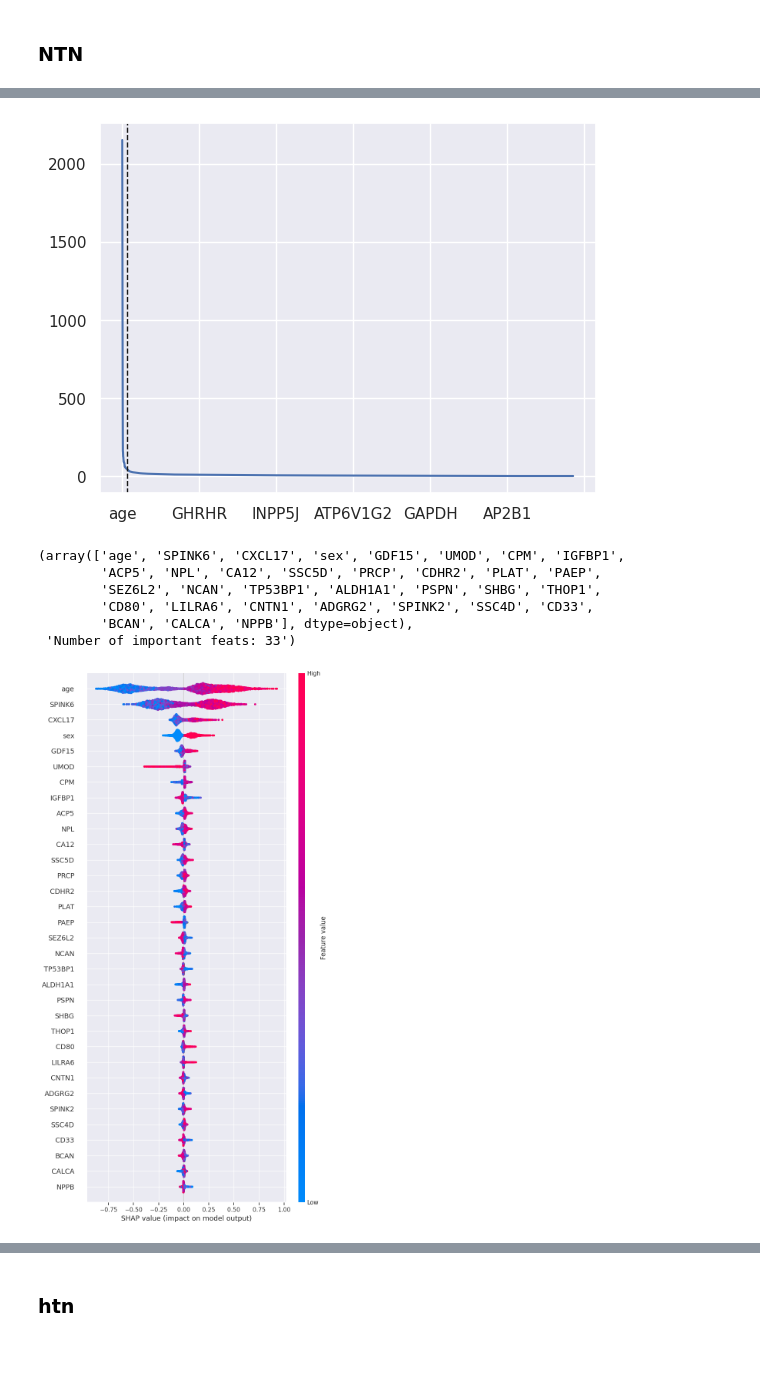
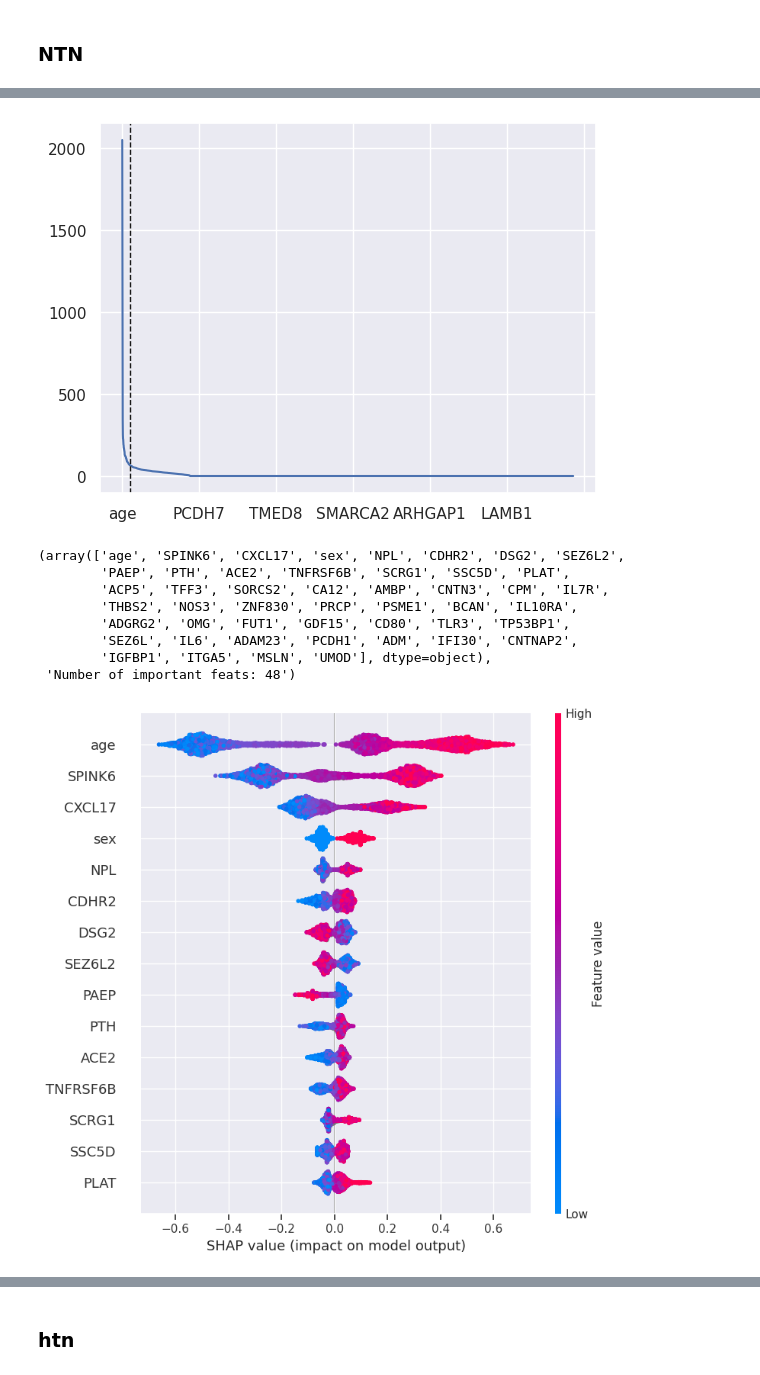
Before and after one commit to ipolharvard/biobank_olink, a Jupyter notebook: notebooks/biomarkers_asi.ipynb, the cells around one changed output, grey strips where cells are left out. Saved outputs shown, nothing was run; the diff lists cells and outputs as text; code cells hidden in the pictures.

```diff
--- a/notebooks/biomarkers_asi.ipynb
+++ b/notebooks/biomarkers_asi.ipynb
@@ -29,5 +29,5 @@ pl.__version__
 # %%
-index_cols = ["sex", "age", "BMI", "Smokinstatus", "HTNgroup", "ASI"]
+index_cols = ["sex", "age", "BMI", "Smokinstatus", "Alcoholintakefrequency", "HTNgroup", "ASI"]
 cols = ["protein_id", "result"] + index_cols
 
 coding = pl.read_csv(nb_data / "coding143.tsv", separator="\t").with_columns(
@@ -169,7 +168,7 @@ shap.summary_plot(shap_values_all, x_all.to_pandas(), max_display=max(len(all_im
 # %%
 x_ntn, y_ntn = df_ntn.drop("ASI"), df_ntn["ASI"]
 
-htn_sweep = wandb.Api().sweep("olink_asi_ntn/sh6dtmsj")
+htn_sweep = wandb.Api().sweep("olink_asi_ntn/z54w80yf")
 best_run = htn_sweep.best_run(order="r2")
 model_ntn = eval_xgb(x_ntn, y_ntn, best_run.config)
 # %% [output]
@@ -193,17 +192,19 @@ imps = shap_to_importance(shap_values_ntn, x_ntn.columns)
 ntn_elbow = get_elbow_point(imps)
 ntn_important_feats = imps[:ntn_elbow]
 # %% [output]
-[figure, old version]
+[figure, new version]
 # %%
 ntn_important_feats.index.values, f"Number of important feats: {len(ntn_important_feats)}"
 # %% [output]
-(array(['age', 'SPINK6', 'CXCL17', 'sex', 'GDF15', 'UMOD', 'CPM', 'IGFBP1',
-        'ACP5', 'NPL', 'CA12', 'SSC5D', 'PRCP', 'CDHR2', 'PLAT', 'PAEP',
-        'SEZ6L2', 'NCAN', 'TP53BP1', 'ALDH1A1', 'PSPN', 'SHBG', 'THOP1',
-        'CD80', 'LILRA6', 'CNTN1', 'ADGRG2', 'SPINK2', 'SSC4D', 'CD33',
-        'BCAN', 'CALCA', 'NPPB'], dtype=object),
- 'Number of important feats: 33')
+(array(['age', 'SPINK6', 'CXCL17', 'sex', 'NPL', 'CDHR2', 'DSG2', 'SEZ6L2',
+        'PAEP', 'PTH', 'ACE2', 'TNFRSF6B', 'SCRG1', 'SSC5D', 'PLAT',
+        'ACP5', 'TFF3', 'SORCS2', 'CA12', 'AMBP', 'CNTN3', 'CPM', 'IL7R',
+        'THBS2', 'NOS3', 'ZNF830', 'PRCP', 'PSME1', 'BCAN', 'IL10RA',
+        'ADGRG2', 'OMG', 'FUT1', 'GDF15', 'CD80', 'TLR3', 'TP53BP1',
+        'SEZ6L', 'IL6', 'ADAM23', 'PCDH1', 'ADM', 'IFI30', 'CNTNAP2',
+        'IGFBP1', 'ITGA5', 'MSLN', 'UMOD'], dtype=object),
+ 'Number of important feats: 48')
 # %%
-shap.summary_plot(shap_values_ntn, x_ntn.to_pandas(), max_display=max(len(ntn_important_feats), 20))
+shap.summary_plot(shap_values_ntn, x_ntn.to_pandas(), max_display=min(len(ntn_important_feats), 15))
 # %% [output]
-[figure, old version]
+[figure, new version]
```
Also changed, not shown: parts of 15 cells of this notebook.
